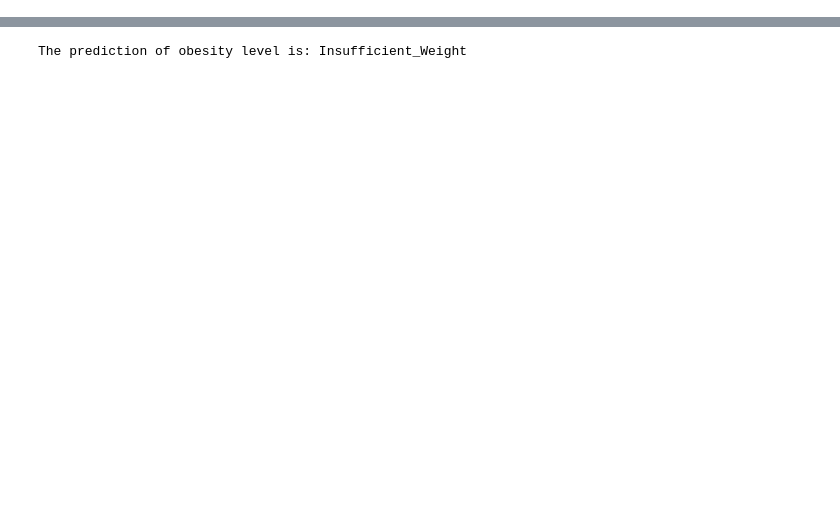
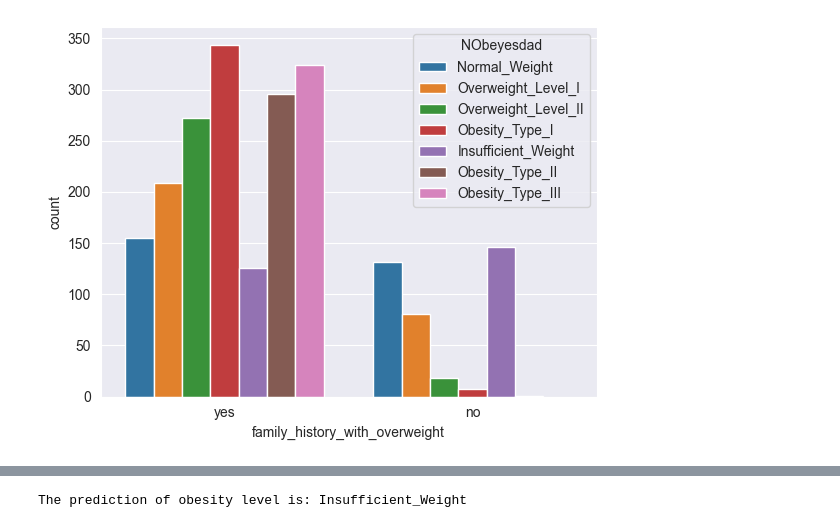
Before and after one commit to othytrigui/Obesity-level-prediction, a Jupyter notebook: main.ipynb, the cells around one changed output, grey strips where cells are left out. Cells and saved outputs as stored; diff of their text form; code cells hidden in the pictures; blank space fills up the shorter version.

```diff
--- a/main.ipynb
+++ b/main.ipynb
@@ -112,0 +114,5 @@ dtype: int64
+# %%
+sns.countplot(data=df, x='family_history_with_overweight', hue='NObeyesdad')
+plt.show()
+# %% [output]
+[figure, added]
```
Also changed, not shown: parts of 45 cells of this notebook, 3 other files.
